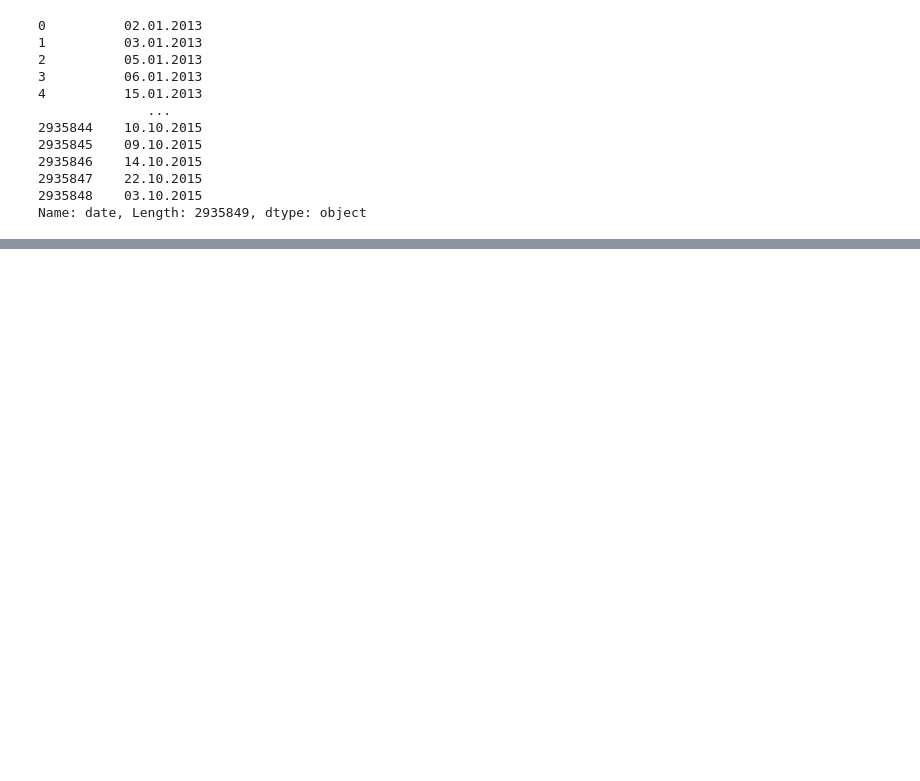
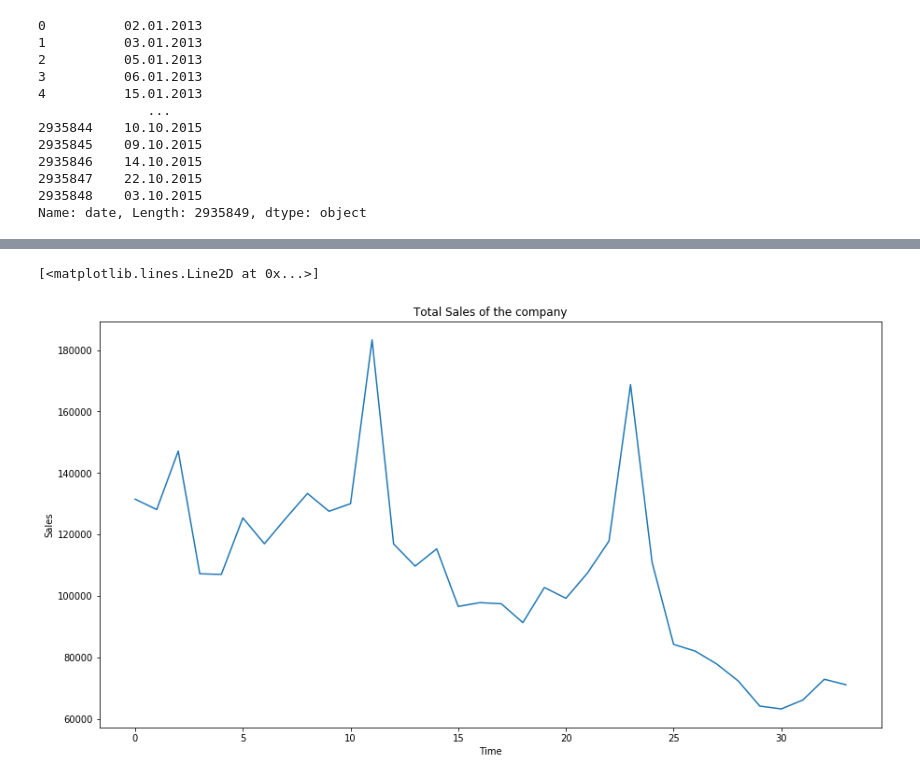
Before and after one commit to ducksfrogs/ma_kaggle, a Jupyter notebook: future_sales/future_sales.ipynb, the cells around one changed output, grey strips where cells are left out. Saved outputs shown, nothing was run; the diff lists cells and outputs as text; code cells hidden in the pictures; blank space fills up the shorter version.

```diff
--- a/future_sales/future_sales.ipynb
+++ b/future_sales/future_sales.ipynb
@@ -105,0 +144,11 @@ monthly_sales.head()
+# %%
+ts = sales.groupby(["date_block_num"])["item_cnt_day"].sum()
+ts.astype("float")
+plt.figure(figsize=(15,8))
+plt.title("Total Sales of the company")
+plt.xlabel("Time")
+plt.ylabel("Sales")
+plt.plot(ts)
+# %% [output]
+[<matplotlib.lines.Line2D at 0x...>]
+[figure, added]
```
Also changed, not shown: parts of 11 cells of this notebook.
